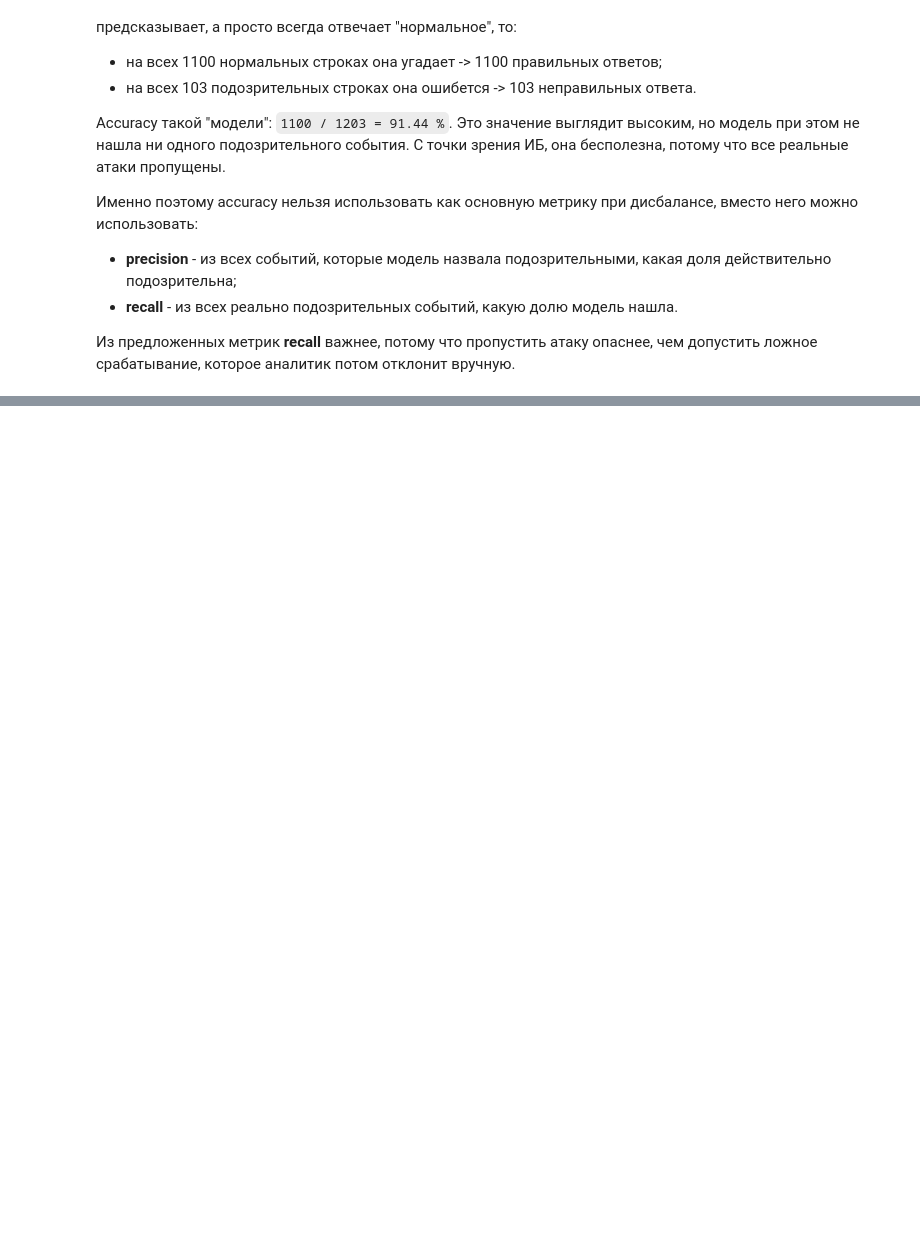
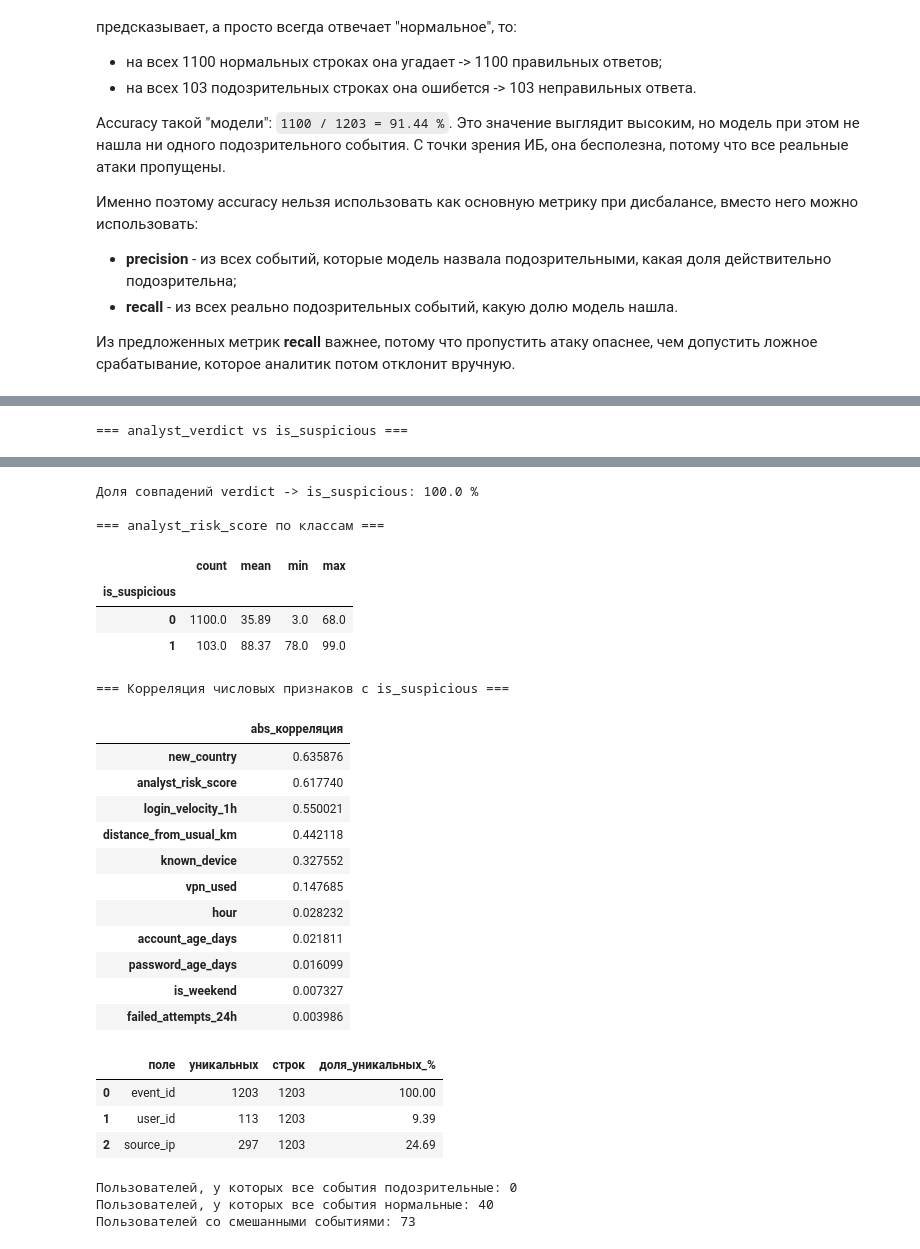
Before and after one commit to golimghostpy/lab01_ab-320_sychuk, a Jupyter notebook: lab01.ipynb, the cells around one changed output, grey strips where cells are left out. Cells and saved outputs as stored; diff of their text form; code cells hidden in the pictures; blank space fills up the shorter version.

Commit message:
find data leak

```diff
--- a/lab01.ipynb
+++ b/lab01.ipynb
@@ -1178,0 +1207,53 @@ Accuracy такой "модели": `1100 / 1203 = 91.44 %`. Это значен
+# %%
+# Поиск потенциальной утечки данных
+target = 'is_suspicious'
+
+# Согласованность analyst_verdict с is_suspicious
+print('=== analyst_verdict vs is_suspicious ===')
+ct_verdict = pd.crosstab(df['analyst_verdict'], df[target], dropna=False)
+display(ct_verdict)
+
+verdict_to_pred = df['analyst_verdict'].map({
+    'benign': 0,
+    'confirmed_threat': 1,
+})
+match_rate = (verdict_to_pred == df[target]).mean()
+print(f'Доля совпадений verdict -> is_suspicious: {match_rate * 100:.1f} %')
+
+# Связь analyst_risk_score с is_suspicious
+print('\n=== analyst_risk_score по классам ===')
+display(
+    df.groupby(target)['analyst_risk_score']
+      .describe()[['count', 'mean', 'min', 'max']]
+      .round(2)
+)
+
+# Проверка остальных числовых признаков на детерминированность связи
+print('\n=== Корреляция числовых признаков с is_suspicious ===')
+numeric_cols = df.select_dtypes(include=['number']).columns.drop(target)
+corr = df[numeric_cols].corrwith(df[target]).abs().sort_values(ascending=False)
+display(corr.to_frame('abs_корреляция'))
+
+id_cols = ['event_id', 'user_id', 'source_ip']
+summary = []
+for col in id_cols:
+    n_unique = df[col].nunique()
+    summary.append({
+        'поле': col,
+        'уникальных': n_unique,
+        'строк': len(df),
+        'доля_уникальных_%': round(n_unique / len(df) * 100, 2),
+    })
+display(pd.DataFrame(summary))
+
+# Проверка: может ли user_id почти детерминированно предсказать метку
+per_user = df.groupby('user_id', observed=True)[target].agg(['mean', 'count'])
+users_all_suspicious = int(((per_user['mean'] == 1) & (per_user['count'] >= 3)).sum())
+users_all_normal     = int(((per_user['mean'] == 0) & (per_user['count'] >= 3)).sum())
+users_mixed          = len(per_user) - users_all_suspicious - users_all_normal
+
+print(f'\nПользователей, у которых все события подозрительные: {users_all_suspicious}')
+print(f'Пользователей, у которых все события нормальные: {users_all_normal}')
+print(f'Пользователей со смешанными событиями: {users_mixed}')
+# %% [output]
+=== analyst_verdict vs is_suspicious ===
@@ -1178,0 +1264,27 @@ Accuracy такой "модели": `1100 / 1203 = 91.44 %`. Это значен
+Доля совпадений verdict -> is_suspicious: 100.0 %
+
+=== analyst_risk_score по классам ===
+|  | count | mean | min | max |
+| is_suspicious |  |  |  |  |
+| 0 | 1100.0 | 35.89 | 3.0 | 68.0 |
+| 1 | 103.0 | 88.37 | 78.0 | 99.0 |
+=== Корреляция числовых признаков с is_suspicious ===
+|  | abs_корреляция |
+| new_country | 0.635876 |
+| analyst_risk_score | 0.617740 |
+| login_velocity_1h | 0.550021 |
+| distance_from_usual_km | 0.442118 |
+| known_device | 0.327552 |
+| vpn_used | 0.147685 |
+| hour | 0.028232 |
+| account_age_days | 0.021811 |
+| password_age_days | 0.016099 |
+| is_weekend | 0.007327 |
+| failed_attempts_24h | 0.003986 |
+|  | поле | уникальных | строк | доля_уникальных_% |
+| 0 | event_id | 1203 | 1203 | 100.00 |
+| 1 | user_id | 113 | 1203 | 9.39 |
+| 2 | source_ip | 297 | 1203 | 24.69 |
+Пользователей, у которых все события подозрительные: 0
+Пользователей, у которых все события нормальные: 40
+Пользователей со смешанными событиями: 73
```
Also changed, not shown: parts of 4 cells of this notebook.
